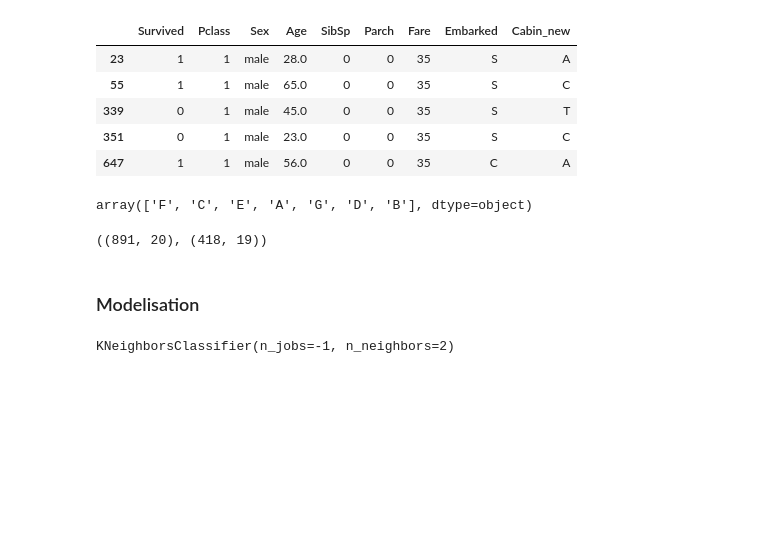
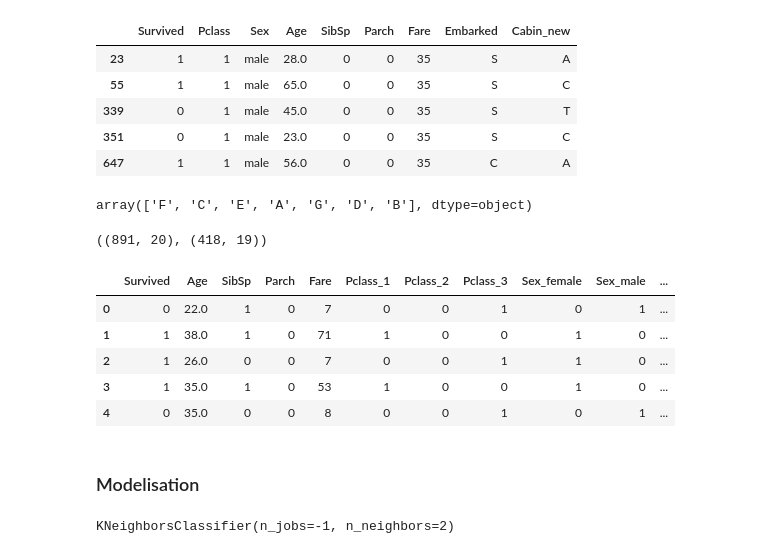
Before and after one commit to AdvancedGroupBootcamp/ai_marie_alex_moussa, a Jupyter notebook: MiniProject 3(Sample_Performance).ipynb, the cells around one changed output. Cells and saved outputs as stored; diff of their text form; code cells hidden in the pictures; blank space fills up the shorter version.

```diff
--- a/MiniProject 3(Sample_Performance).ipynb
+++ b/MiniProject 3(Sample_Performance).ipynb
@@ -129,6 +129,15 @@ test_titanic_numeric=pd.get_dummies(test_titanic)
 train_titanic_numeric.shape,test_titanic_numeric.shape
 # %% [output]
 ((891, 20), (418, 19))
+# %%
+train_titanic_numeric.head()
+# %% [output]
+|  | Survived | Age | SibSp | Parch | Fare | Pclass_1 | Pclass_2 | Pclass_3 | Sex_female | Sex_male | ... |
+| 0 | 0 | 22.0 | 1 | 0 | 7 | 0 | 0 | 1 | 0 | 1 | ... |
+| 1 | 1 | 38.0 | 1 | 0 | 71 | 1 | 0 | 0 | 1 | 0 | ... |
+| 2 | 1 | 26.0 | 0 | 0 | 7 | 0 | 0 | 1 | 1 | 0 | ... |
+| 3 | 1 | 35.0 | 1 | 0 | 53 | 1 | 0 | 0 | 1 | 0 | ... |
+| 4 | 0 | 35.0 | 0 | 0 | 8 | 0 | 0 | 1 | 0 | 1 | ... |
 # %% [markdown]
 ### Modelisation
 # %%
```
Also changed, not shown: parts of 27 cells of this notebook.
